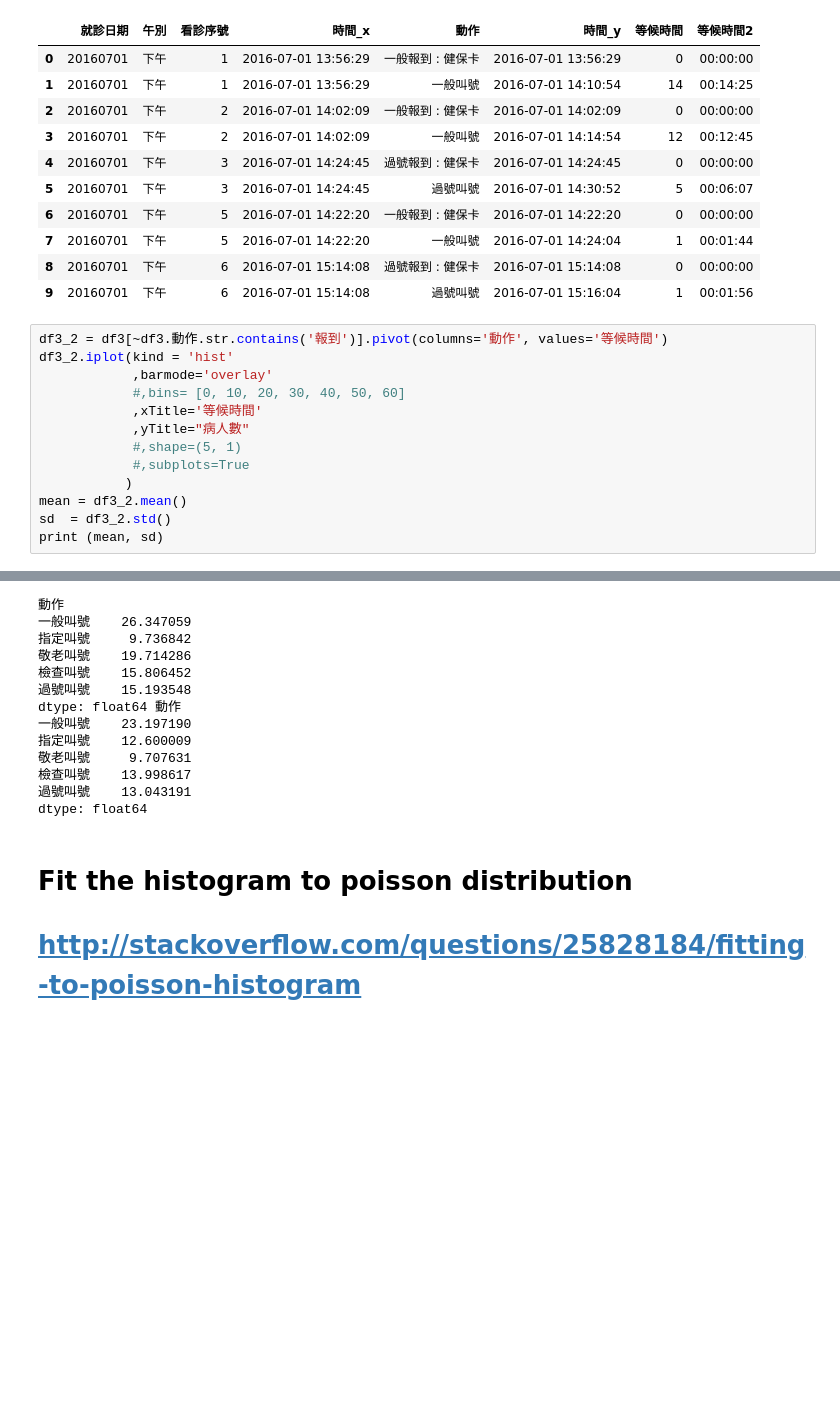
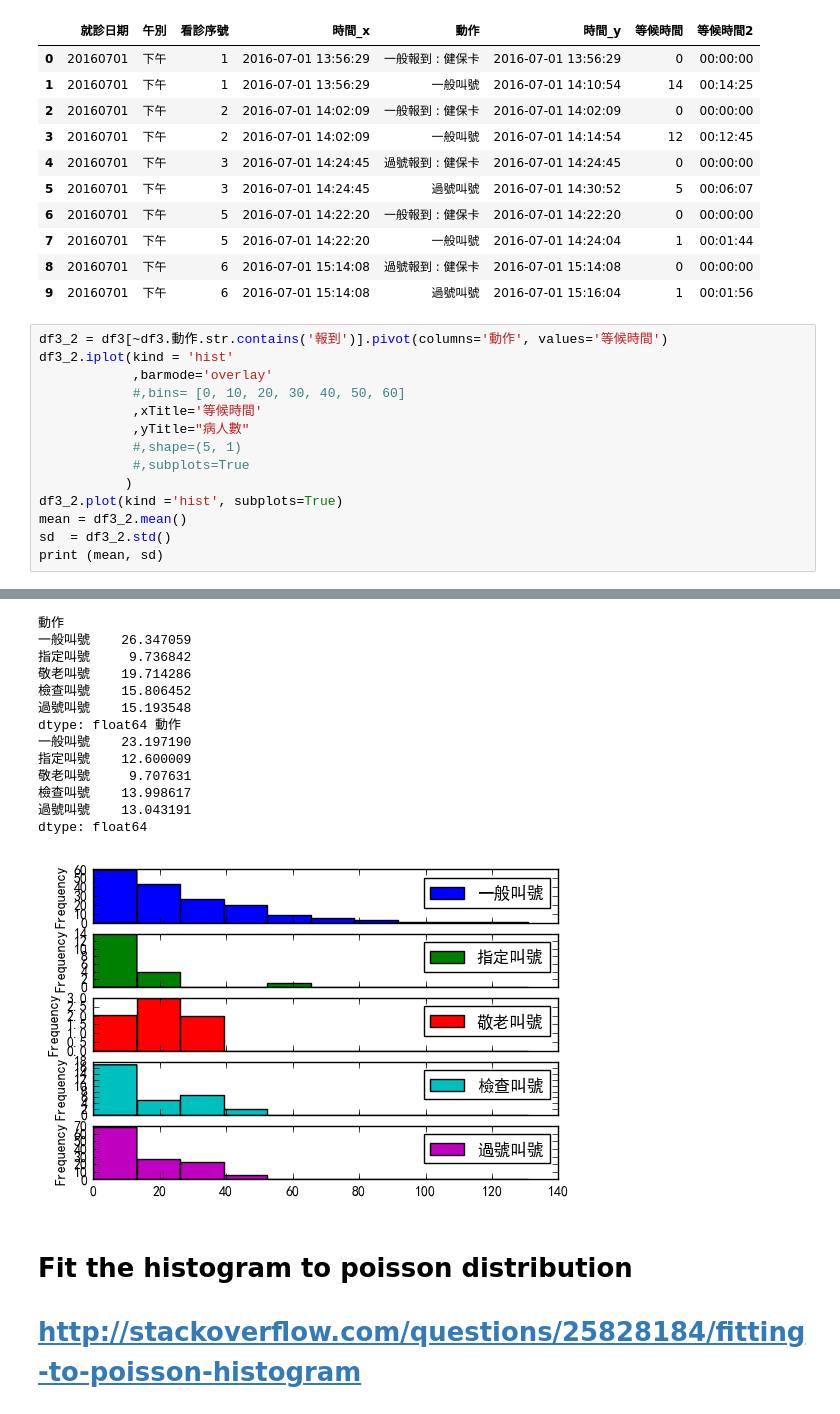
Before and after one commit to t0mst0ne/OPD_waiting, a Jupyter notebook: OPD 門診叫號 分佈.ipynb, the cells around one changed output, grey strips where cells are left out. Saved outputs shown, nothing was run; the diff lists cells and outputs as text; blank space fills up the shorter version.

```diff
--- a/OPD 門診叫號 分佈.ipynb
+++ b/OPD 門診叫號 分佈.ipynb
@@ -97,31 +97,33 @@ df3.head(10)
 # %%
 df3_2 = df3[~df3.動作.str.contains('報到')].pivot(columns='動作', values='等候時間')
 df3_2.iplot(kind = 'hist'
             ,barmode='overlay'
             #,bins= [0, 10, 20, 30, 40, 50, 60]
             ,xTitle='等候時間'
             ,yTitle="病人數"
             #,shape=(5, 1)
             #,subplots=True
            )
+df3_2.plot(kind ='hist', subplots=True)
 mean = df3_2.mean()
 sd  = df3_2.std()
 print (mean, sd)
 # %% [output]
 [interactive output not drawn]
 動作
 一般叫號    26.347059
 指定叫號     9.736842
 敬老叫號    19.714286
 檢查叫號    15.806452
 過號叫號    15.193548
 dtype: float64 動作
 一般叫號    23.197190
 指定叫號    12.600009
 敬老叫號     9.707631
 檢查叫號    13.998617
 過號叫號    13.043191
 dtype: float64
+[figure, added]
 # %% [markdown]
 # Fit the histogram to poisson distribution
 # http://stackoverflow.com/questions/25828184/fitting-to-poisson-histogram
```
Also changed, not shown: parts of 4 cells of this notebook.
